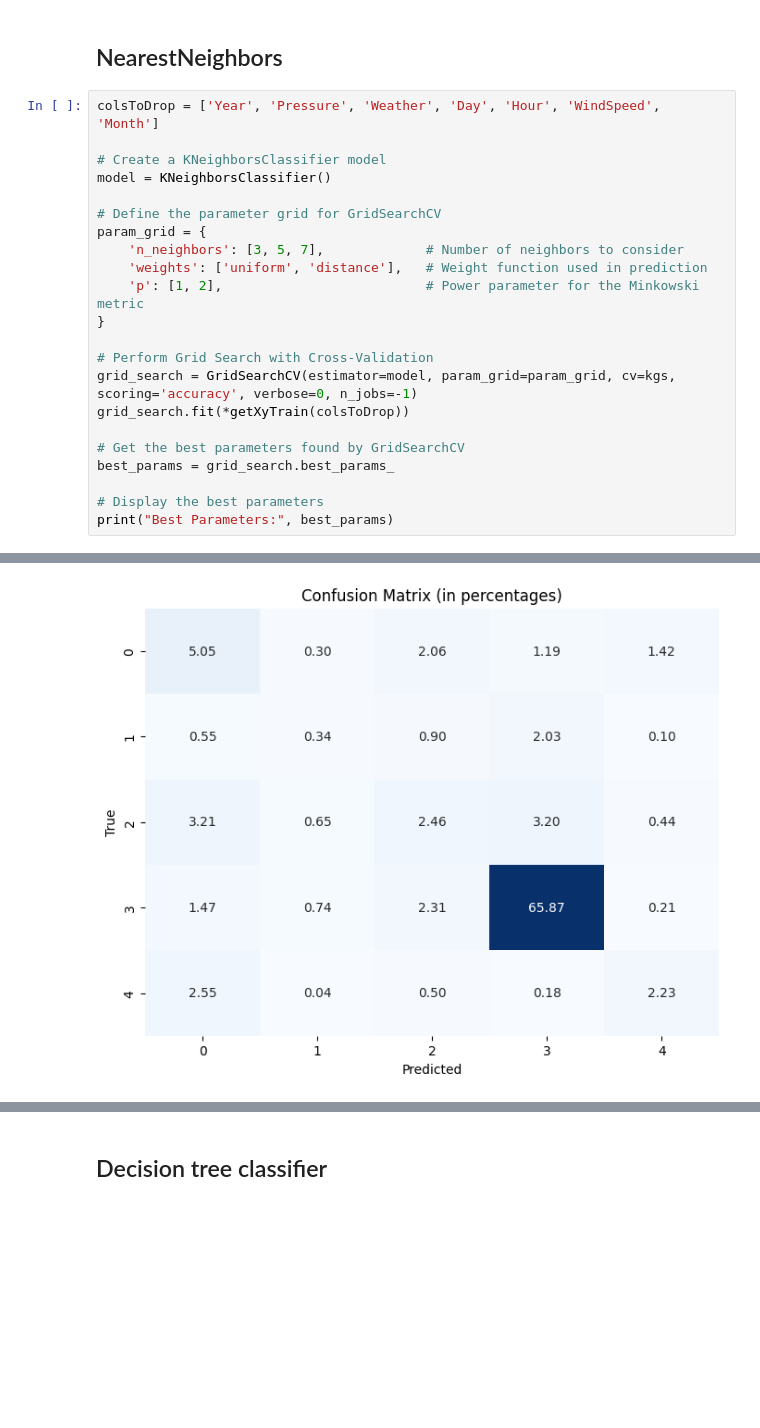
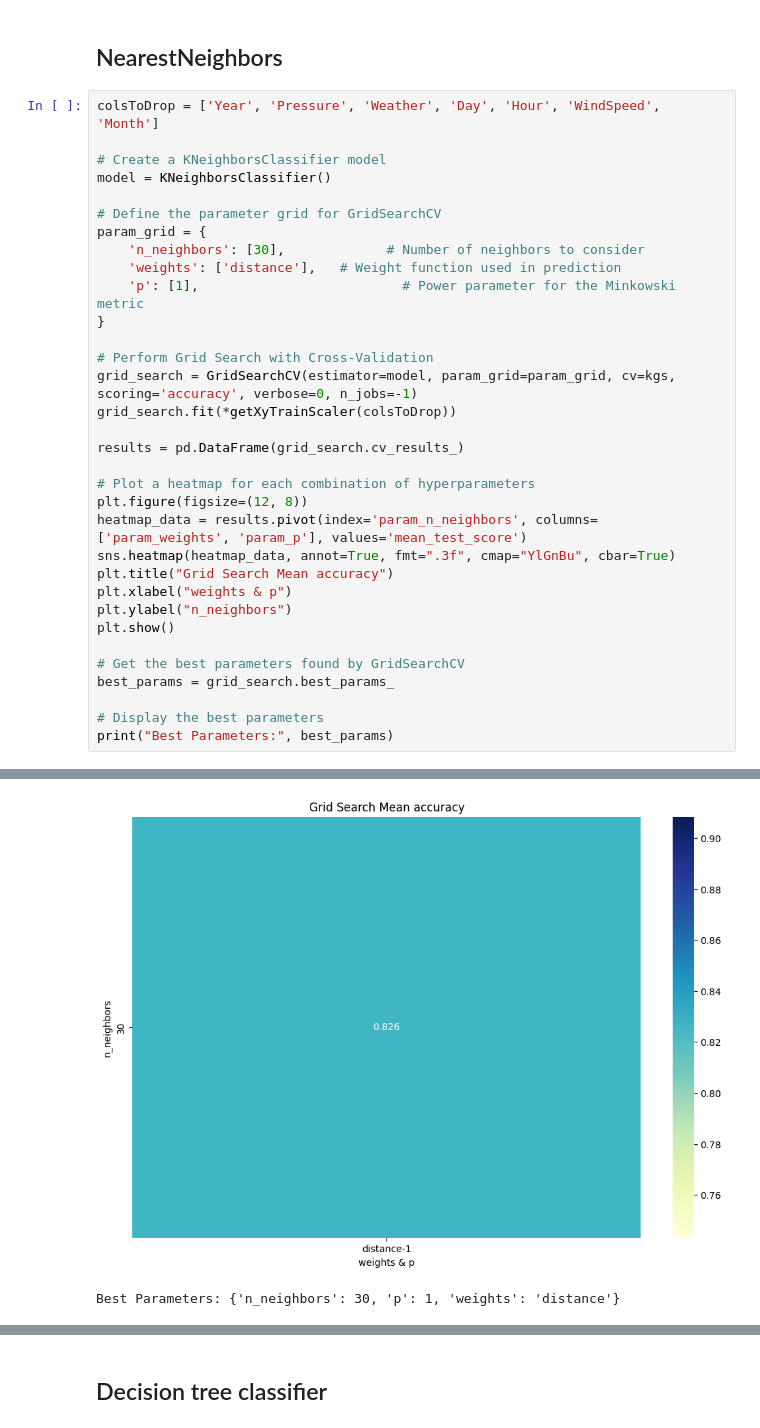
Before and after one commit to SLP25/DAA, a Jupyter notebook: competizione/tpf2.ipynb, the cells around one changed output, grey strips where cells are left out. Saved outputs shown, nothing was run; the diff lists cells and outputs as text; blank space fills up the shorter version.

```diff
--- a/competizione/tpf2.ipynb
+++ b/competizione/tpf2.ipynb
@@ -686,14 +691,25 @@ model = KNeighborsClassifier()
 
 # Define the parameter grid for GridSearchCV
 param_grid = {
-    'n_neighbors': [3, 5, 7],             # Number of neighbors to consider
-    'weights': ['uniform', 'distance'],   # Weight function used in prediction
-    'p': [1, 2],                          # Power parameter for the Minkowski metric
+    'n_neighbors': [30],             # Number of neighbors to consider
+    'weights': ['distance'],   # Weight function used in prediction
+    'p': [1],                          # Power parameter for the Minkowski metric
 }
 
 # Perform Grid Search with Cross-Validation
 grid_search = GridSearchCV(estimator=model, param_grid=param_grid, cv=kgs, scoring='accuracy', verbose=0, n_jobs=-1)
-grid_search.fit(*getXyTrain(colsToDrop))
+grid_search.fit(*getXyTrainScaler(colsToDrop))
+
+results = pd.DataFrame(grid_search.cv_results_)
+
+# Plot a heatmap for each combination of hyperparameters
+plt.figure(figsize=(12, 8))
+heatmap_data = results.pivot(index='param_n_neighbors', columns=['param_weights', 'param_p'], values='mean_test_score')
+sns.heatmap(heatmap_data, annot=True, fmt=".3f", cmap="YlGnBu", cbar=True)
+plt.title("Grid Search Mean accuracy")
+plt.xlabel("weights & p")
+plt.ylabel("n_neighbors")
+plt.show()
 
 # Get the best parameters found by GridSearchCV
 best_params = grid_search.best_params_
@@ -707,2 +726,3 @@ Mean precision: 0.7456154386719953
-[figure, old version]
+[figure, new version]
+Best Parameters: {'n_neighbors': 30, 'p': 1, 'weights': 'distance'}
 # %%
```
Also changed, not shown: parts of 4 cells of this notebook, 1 other file.
